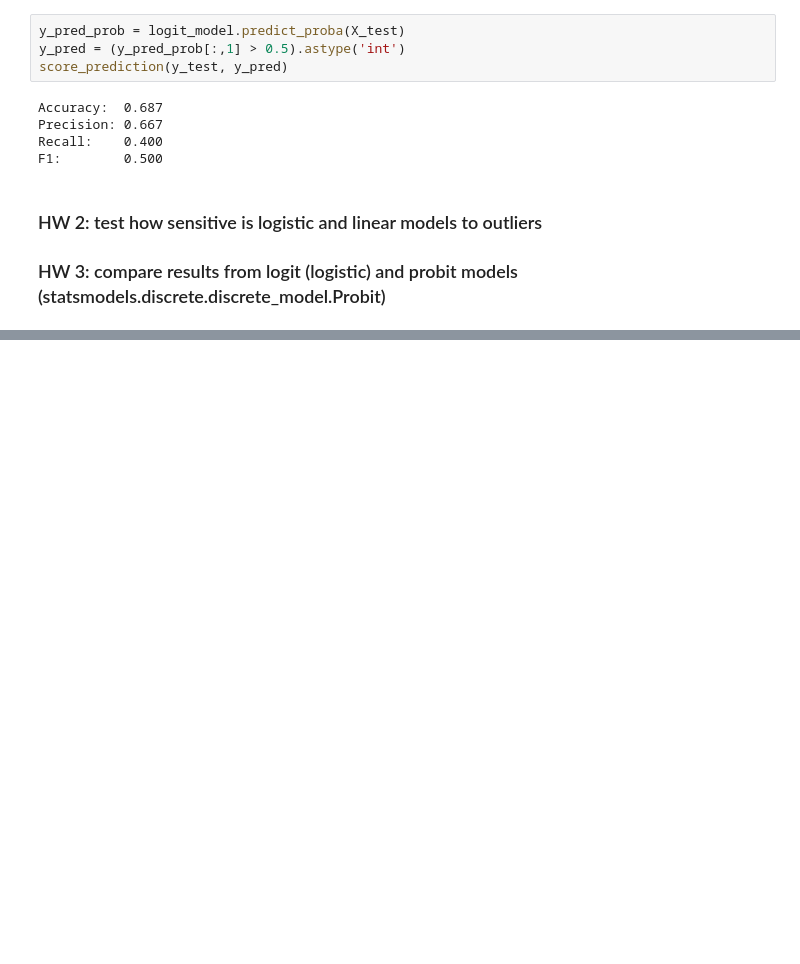
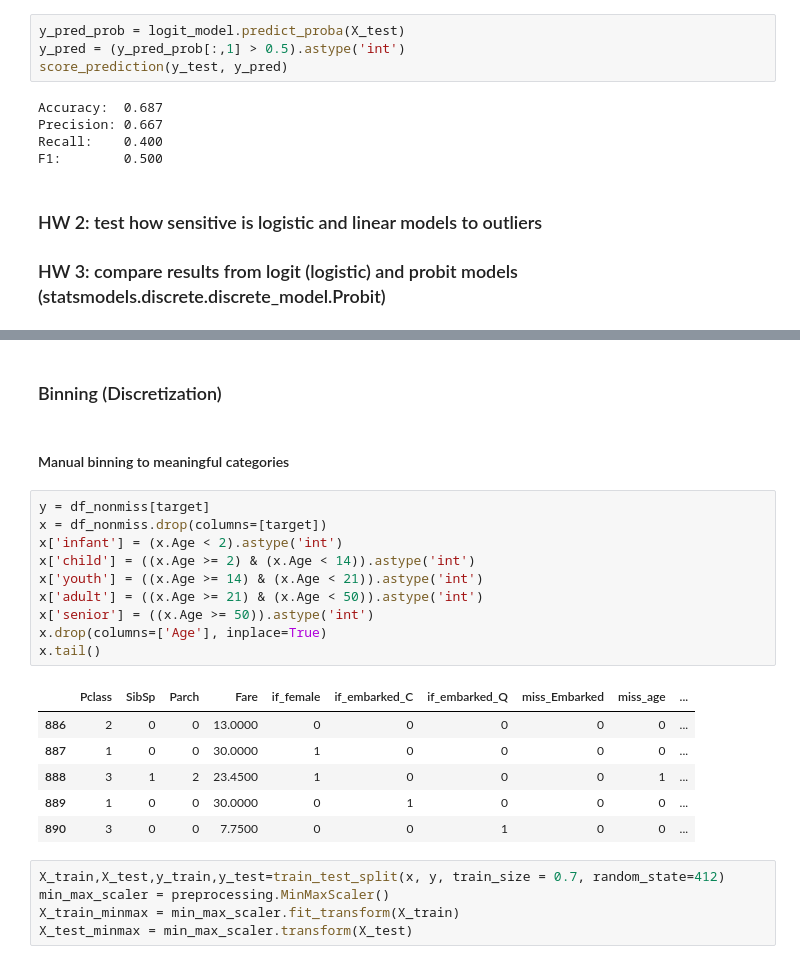
Before and after one commit to blazysecon/SDA_DS_class, a Jupyter notebook: practice/classification.ipynb, the cells around one changed output, grey strips where cells are left out. Drawn from its saved outputs; the diff is of its cells as text; blank space fills up the shorter version.

```diff
--- a/practice/classification.ipynb
+++ b/practice/classification.ipynb
@@ -513,0 +786,26 @@ F1:        0.500
+# %% [markdown]
+### Binning (Discretization)
+# %% [markdown]
+#### Manual binning to meaningful categories
+# %%
+y = df_nonmiss[target]
+x = df_nonmiss.drop(columns=[target])
+x['infant'] = (x.Age < 2).astype('int')
+x['child'] = ((x.Age >= 2) & (x.Age < 14)).astype('int')
+x['youth'] = ((x.Age >= 14) & (x.Age < 21)).astype('int')
+x['adult'] = ((x.Age >= 21) & (x.Age < 50)).astype('int')
+x['senior'] = ((x.Age >= 50)).astype('int')
+x.drop(columns=['Age'], inplace=True)
+x.tail()
+# %% [output]
+|  | Pclass | SibSp | Parch | Fare | if_female | if_embarked_C | if_embarked_Q | miss_Embarked | miss_age | ... |
+| 886 | 2 | 0 | 0 | 13.0000 | 0 | 0 | 0 | 0 | 0 | ... |
+| 887 | 1 | 0 | 0 | 30.0000 | 1 | 0 | 0 | 0 | 0 | ... |
+| 888 | 3 | 1 | 2 | 23.4500 | 1 | 0 | 0 | 0 | 1 | ... |
+| 889 | 1 | 0 | 0 | 30.0000 | 0 | 1 | 0 | 0 | 0 | ... |
+| 890 | 3 | 0 | 0 | 7.7500 | 0 | 0 | 1 | 0 | 0 | ... |
+# %%
+X_train,X_test,y_train,y_test=train_test_split(x, y, train_size = 0.7, random_state=412)
+min_max_scaler = preprocessing.MinMaxScaler()
+X_train_minmax = min_max_scaler.fit_transform(X_train)
+X_test_minmax = min_max_scaler.transform(X_test)
```
Also changed, not shown: parts of 44 cells of this notebook, 1 other file.
